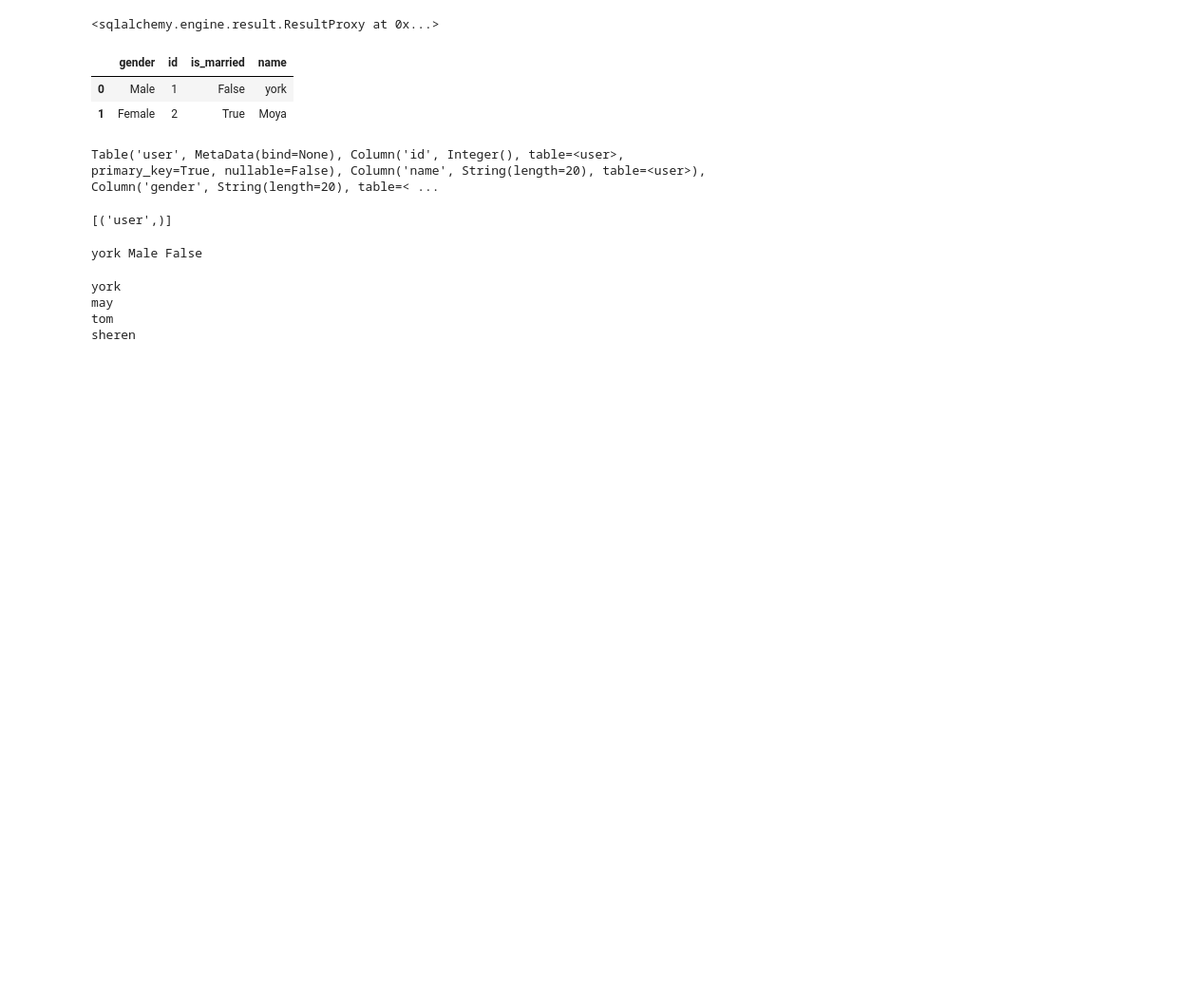
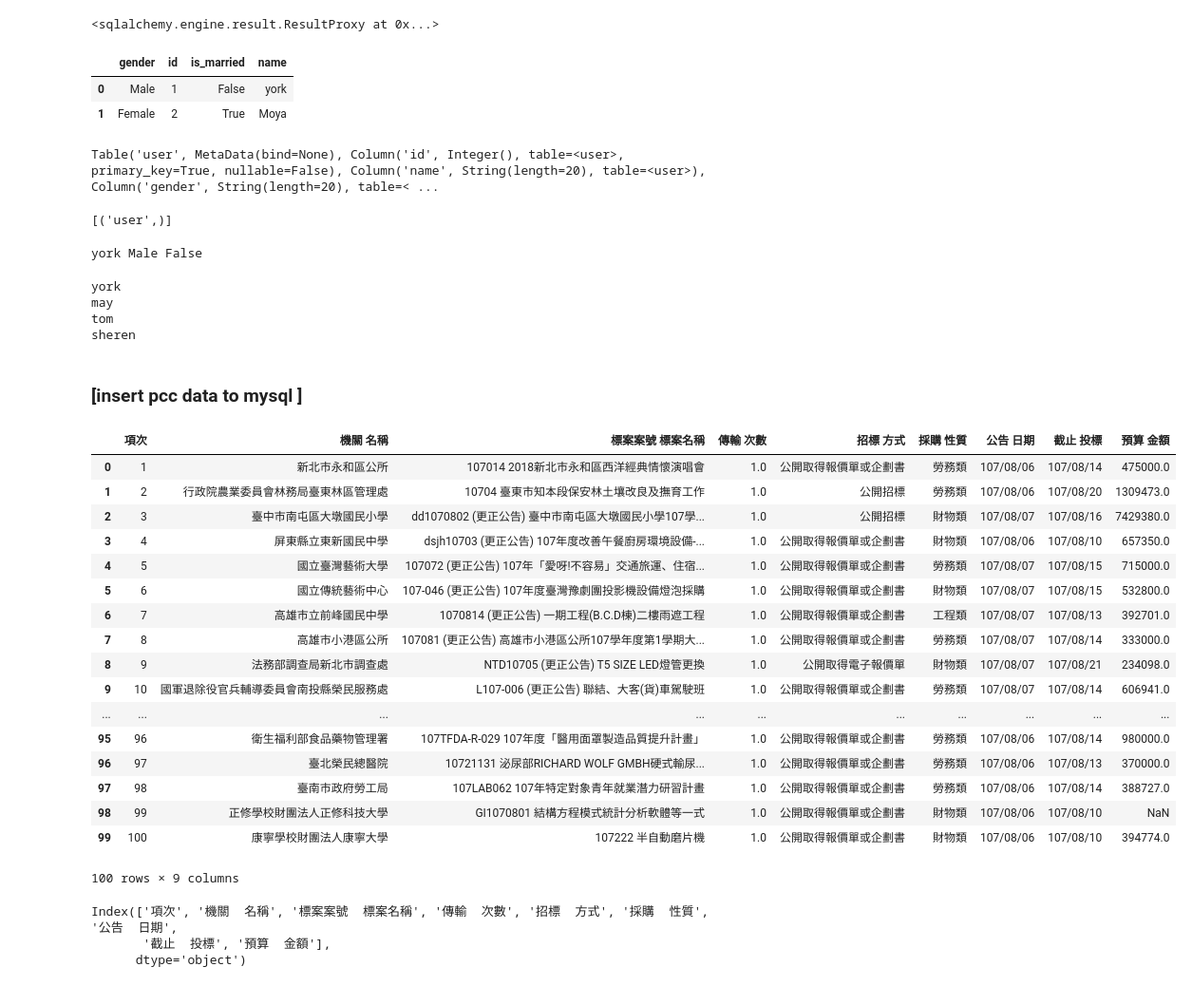
Before and after one commit to YuHsuanLin/pythonetl, a Jupyter notebook: cb102/cb102_20180807.ipynb, the cells around one changed output. Shown at 95% size. Cells and saved outputs as stored; diff of their text form; code cells hidden in the pictures; blank space fills up the shorter version.

```diff
--- a/cb102/cb102_20180807.ipynb
+++ b/cb102/cb102_20180807.ipynb
@@ -317,3 +317,5 @@ york
 may
 tom
 sheren
+# %% [markdown]
+### [insert pcc data to mysql ]
@@ -319,0 +367,24 @@ sheren
+# %%
+soup = BeautifulSoup(resp.text,'lxml')
+df = pd.read_html(soup.select('#print_area table')[0].prettify(),header=0)[0]
+df = df[:-1]
+df
+# %% [output]
+|  | 項次 | 機關 名稱 | 標案案號 標案名稱 | 傳輸 次數 | 招標 方式 | 採購 性質 | 公告 日期 | 截止 投標 | 預算 金額 |
+| 0 | 1 | 新北市永和區公所 | 107014 2018新北市永和區西洋經典情懷演唱會 | 1.0 | 公開取得報價單或企劃書 | 勞務類 | 107/08/06 | 107/08/14 | 475000.0 |
+| 1 | 2 | 行政院農業委員會林務局臺東林區管理處 | 10704 臺東市知本段保安林土壤改良及撫育工作 | 1.0 | 公開招標 | 勞務類 | 107/08/06 | 107/08/20 | 1309473.0 |
+| 2 | 3 | 臺中市南屯區大墩國民小學 | dd1070802 (更正公告) 臺中市南屯區大墩國民小學107學... | 1.0 | 公開招標 | 財物類 | 107/08/07 | 107/08/16 | 7429380.0 |
+| 3 | 4 | 屏東縣立東新國民中學 | dsjh10703 (更正公告) 107年度改善午餐廚房環境設備-... | 1.0 | 公開取得報價單或企劃書 | 財物類 | 107/08/06 | 107/08/10 | 657350.0 |
+| 4 | 5 | 國立臺灣藝術大學 | 107072 (更正公告) 107年「愛呀!不容易」交通旅運、住宿... | 1.0 | 公開取得報價單或企劃書 | 勞務類 | 107/08/07 | 107/08/15 | 715000.0 |
+| 5 | 6 | 國立傳統藝術中心 | 107-046 (更正公告) 107年度臺灣豫劇團投影機設備燈泡採購 | 1.0 | 公開取得報價單或企劃書 | 財物類 | 107/08/07 | 107/08/15 | 532800.0 |
+| 6 | 7 | 高雄市立前峰國民中學 | 1070814 (更正公告) 一期工程(B.C.D棟)二樓雨遮工程 | 1.0 | 公開取得報價單或企劃書 | 工程類 | 107/08/07 | 107/08/13 | 392701.0 |
+| 7 | 8 | 高雄市小港區公所 | 107081 (更正公告) 高雄市小港區公所107學年度第1學期大... | 1.0 | 公開取得報價單或企劃書 | 勞務類 | 107/08/07 | 107/08/14 | 333000.0 |
+| 8 | 9 | 法務部調查局新北市調查處 | NTD10705 (更正公告) T5 SIZE LED燈管更換 | 1.0 | 公開取得電子報價單 | 財物類 | 107/08/07 | 107/08/21 | 234098.0 |
+| 9 | 10 | 國軍退除役官兵輔導委員會南投縣榮民服務處 | L107-006 (更正公告) 聯結、大客(貨)車駕駛班 | 1.0 | 公開取得報價單或企劃書 | 勞務類 | 107/08/07 | 107/08/14 | 606941.0 |
+| ... | ... | ... | ... | ... | ... | ... | ... | ... | ... |
+| 95 | 96 | 衛生福利部食品藥物管理署 | 107TFDA-R-029 107年度「醫用面罩製造品質提升計畫」 | 1.0 | 公開取得報價單或企劃書 | 勞務類 | 107/08/06 | 107/08/14 | 980000.0 |
+| 96 | 97 | 臺北榮民總醫院 | 10721131 泌尿部RICHARD WOLF GMBH硬式輸尿... | 1.0 | 公開取得報價單或企劃書 | 勞務類 | 107/08/06 | 107/08/13 | 370000.0 |
+| 97 | 98 | 臺南市政府勞工局 | 107LAB062 107年特定對象青年就業潛力研習計畫 | 1.0 | 公開取得報價單或企劃書 | 勞務類 | 107/08/06 | 107/08/14 | 388727.0 |
+| 98 | 99 | 正修學校財團法人正修科技大學 | GI1070801 結構方程模式統計分析軟體等一式 | 1.0 | 公開取得報價單或企劃書 | 財物類 | 107/08/06 | 107/08/10 | NaN |
+| 99 | 100 | 康寧學校財團法人康寧大學 | 107222 半自動磨片機 | 1.0 | 公開取得報價單或企劃書 | 財物類 | 107/08/06 | 107/08/10 | 394774.0 |
+100 rows × 9 columns
@@ -319,0 +398,6 @@ sheren
+# %%
+df.columns
+# %% [output]
+Index(['項次', '機關  名稱', '標案案號  標案名稱', '傳輸  次數', '招標  方式', '採購  性質', '公告  日期',
+       '截止  投標', '預算  金額'],
+      dtype='object')
```
Also changed, not shown: parts of 18 cells of this notebook.
